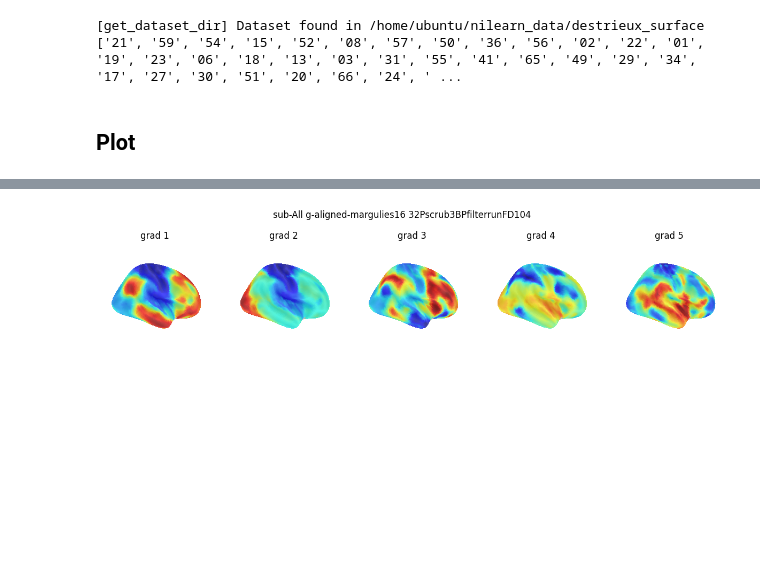
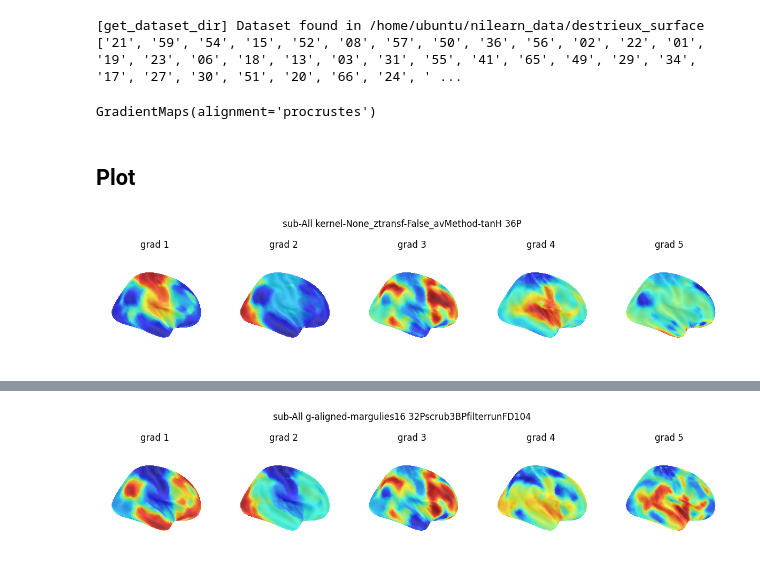
Before and after one commit to mrenke/parietal_patterns, a Jupyter notebook: gradients_noHalo/averageGMs_01.ipynb, the cells around one changed output, grey strips where cells are left out. Saved outputs shown, nothing was run; the diff lists cells and outputs as text; code cells hidden in the pictures; blank space fills up the shorter version.

Commit message:
betaGMs & normAngle Kernel group diff replication

```diff
--- a/gradients_noHalo/averageGMs_01.ipynb
+++ b/gradients_noHalo/averageGMs_01.ipynb
@@ -100,10 +108,10 @@ gm = GradientMaps(n_components=n_components) # , alignment='procrustes'
 gm.fit(av_cm_transf) # ,reference=g_ref
 # %%
 # fit aligned to Margulies16
-
+transform_spec = 'tan-hyperbolic'
 task = 'magjudge'
-confspec= '32Pscrub3BPfilterrunFD104' #'oldConfounds' #'36Pscrub3'
-av_cm_transf = np.load(op.join(source_folder,f'cm_av_ses-{ses}_task-{task}_fsav5_unfiltered_confspec-{confspec}.npy'))
+confspec= '36Pscrub3BPfilterrunFD104' #'oldConfounds' #'36Pscrub3'
+av_cm_transf = np.load(op.join(source_folder,f'cm_av_ses-{ses}_fsav5_unfiltered_confspec-{confspec}{transform_spec}.npy'))
 
 alig_marg16 = True
 bids_folder_ref = f'/mnt_03/ds-dnumrisk'
@@ -115,6 +123,8 @@ from brainspace.utils.parcellation import map_to_labels
 n_components = 10
 gm = GradientMaps(n_components=n_components, alignment='procrustes' )
 gm.fit(av_cm_transf ,reference=g_ref_fil)
+# %% [output]
+GradientMaps(alignment='procrustes')
 # %%
 sub = 'All'
 target_dir = op.join(bids_folder,'derivatives','gradients.tryNoHalo', f'sub-{sub}')
@@ -137,2 +184,15 @@ if alig_marg16:
 # %% [markdown]
 ## Plot
+# %%
+from utils import plot_grads
+sub = 'All'
+kernel = None #'cosine'  #'normalized_angle'  #
+ztransf = False
+avMethod = 'tanH'
+specification = f'kernel-{kernel}_ztransf-{ztransf}_avMethod-{avMethod}'
+
+target_dir = op.join(bids_folder,'derivatives','gradients.tryParams.36P', f'sub-{sub}')
+grad = np.load(op.join(target_dir,f'sub-{sub}_gradients_{specification}.npy'))
+plot_grads(grad, sub, spec=specification, confspec='36P')
+# %% [output]
+[figure, added]
```
Also changed, not shown: parts of 7 cells of this notebook, 8 other files.
